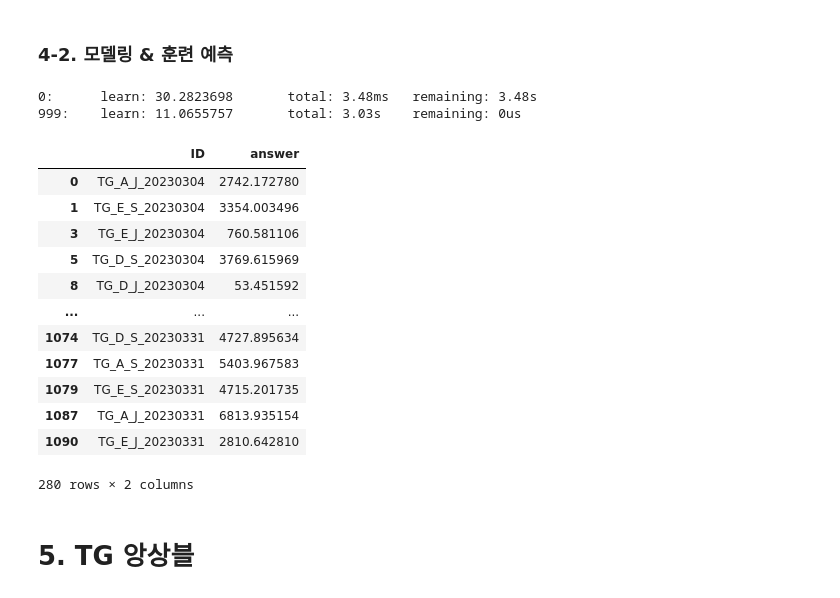
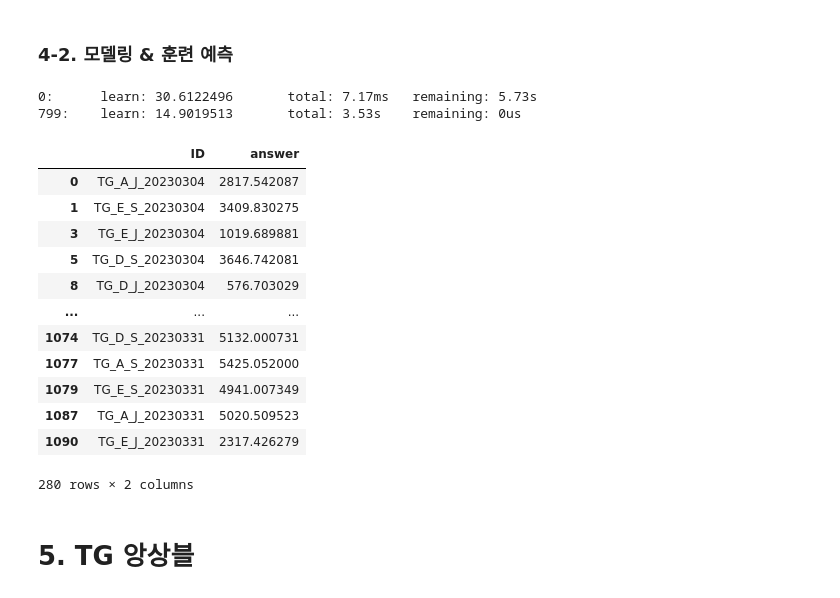
Before and after one commit to wschung1113/jeju_specialty, a Jupyter notebook: jeju_specialty_tune.ipynb, the cells around one changed output. Cells and saved outputs as stored; diff of their text form; code cells hidden in the pictures.

Commit message:
24.3.22) - optuna로 catboost 모델 하이퍼파라미터 튜닝 진행 - 기존 catboost 모델을 사용한 것보다 성능 하락

```diff
--- a/jeju_specialty_tune.ipynb
+++ b/jeju_specialty_tune.ipynb
@@ -244,7 +260,8 @@ def pre_all(train, test):
     # print(subsidiary_df.shape)
 
     # df = pd.concat([df, subsidiary_df], axis=1)
-    df = pd.merge(df, international_data, on=["timestamp", "item"], how="inner")
+    # df = pd.merge(df, international_data, on=["timestamp", "item"], how="inner")
+    df = pd.merge(df, international_data, on=["timestamp", "item"], how="left")
 
     # train, test 분리하기
     train = df[~df["price"].isnull()].sort_values("timestamp").reset_index(drop = True)
@@ -288,0 +439,6 @@ print(test_pre)
+# %%
+# 최소화 방향으로 하이퍼 파라미터 학습을 위한 스터디 객체를 생성합니다.
+study = optuna.create_study(direction='minimize', study_name='catboost_1')
+
+# 하이퍼파라미터 튜닝을 시작합니다.
+study.optimize(lambda trial: objective(trial, CatBoostRegressor, Xy.drop(columns = ["timestamp", "ID","price"]), Xy["price"], mean_squared_error), n_trials=20)
@@ -327,13 +538,15 @@ test의 컬럼 : Index(['ID', 'year', 'month', 'day', 'week_day', 'year_month',
 ### 3-2. 모델링 & 훈련 예측
 # %%
 # # 모델 정의
+# cat = CatBoostRegressor(random_state = 2024,
+#                             n_estimators = 1000,
+#                             learning_rate = 0.01,
+#                             depth = 10,
+#                             l2_leaf_reg = 3,
+#                             metric_period = 1000)
 cat = CatBoostRegressor(random_state = 2024,
-                            n_estimators = 1000,
-                            learning_rate = 0.01,
-                            depth = 10,
-                            l2_leaf_reg = 3,
-                            metric_period = 1000)
-
+                            metric_period = 1000,
+                            **study.best_params)
 xgb = XGBRegressor(n_estimators = 1000, random_state = 2024, learning_rate = 0.01, max_depth = 10)
 
 
@@ -392,41 +606,43 @@ Index(['ID', 'timestamp', 'price', 'year', 'month', 'day', 'week_day',
 # %%
 # 모델 정의 및 훈련 예측
 n_estimators =1000
 lrs = 0.05
 max_depths = 10
 l2_leaf_reg = 3
 
+# cat = CatBoostRegressor(random_state = 2024,
+#                                 n_estimators = n_estimators,
+#                                 learning_rate = lrs,
+#                                 depth = max_depths,
+#                                 l2_leaf_reg = l2_leaf_reg,
+#                                 metric_period = 1000)
 cat = CatBoostRegressor(random_state = 2024,
-                                n_estimators = n_estimators,
-                                learning_rate = lrs,
-                                depth = max_depths,
-                                l2_leaf_reg = l2_leaf_reg,
-                                metric_period = 1000)
-
+                            metric_period = 1000,
+                            **study.best_params)
 cat.fit(Xy2.drop(columns = ["timestamp", "ID","price"]), Xy2["price"])
 
 pred2 = cat.predict(answer_tg2.drop(columns = ["ID"]))
 for idx in range(len(pred2)):
     if pred2[idx]<0:
         pred2[idx]= 0
 answer_tg2["answer"] = np.power(pred2,2)
 
 answer_tg2[["ID","answer"]]
 # %% [output]
-0:      learn: 30.2823698       total: 3.48ms   remaining: 3.48s
-999:    learn: 11.0655757       total: 3.03s    remaining: 0us
+0:      learn: 30.6122496       total: 7.17ms   remaining: 5.73s
+799:    learn: 14.9019513       total: 3.53s    remaining: 0us
 |  | ID | answer |
-| 0 | TG_A_J_20230304 | 2742.172780 |
-| 1 | TG_E_S_20230304 | 3354.003496 |
-| 3 | TG_E_J_20230304 | 760.581106 |
-| 5 | TG_D_S_20230304 | 3769.615969 |
-| 8 | TG_D_J_20230304 | 53.451592 |
+| 0 | TG_A_J_20230304 | 2817.542087 |
+| 1 | TG_E_S_20230304 | 3409.830275 |
+| 3 | TG_E_J_20230304 | 1019.689881 |
+| 5 | TG_D_S_20230304 | 3646.742081 |
+| 8 | TG_D_J_20230304 | 576.703029 |
 | ... | ... | ... |
-| 1074 | TG_D_S_20230331 | 4727.895634 |
-| 1077 | TG_A_S_20230331 | 5403.967583 |
-| 1079 | TG_E_S_20230331 | 4715.201735 |
-| 1087 | TG_A_J_20230331 | 6813.935154 |
-| 1090 | TG_E_J_20230331 | 2810.642810 |
+| 1074 | TG_D_S_20230331 | 5132.000731 |
+| 1077 | TG_A_S_20230331 | 5425.052000 |
+| 1079 | TG_E_S_20230331 | 4941.007349 |
+| 1087 | TG_A_J_20230331 | 5020.509523 |
+| 1090 | TG_E_J_20230331 | 2317.426279 |
 280 rows × 2 columns
 # %% [markdown]
 # 5. TG 앙상블
```
Also changed, not shown: parts of 20 cells of this notebook, 5 other files.
